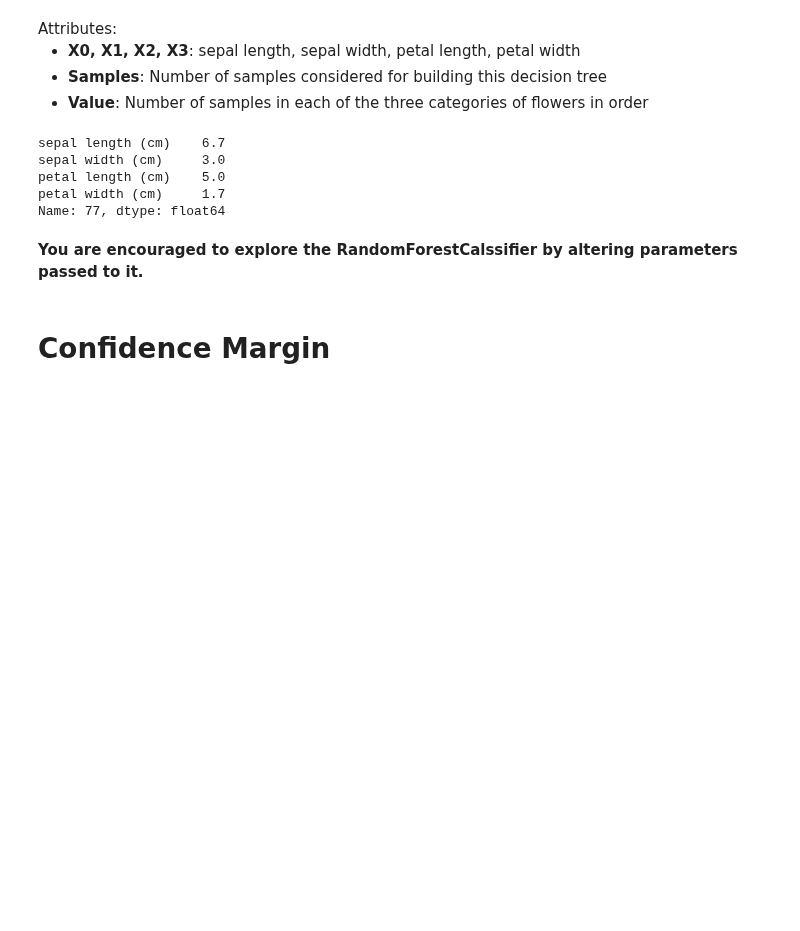
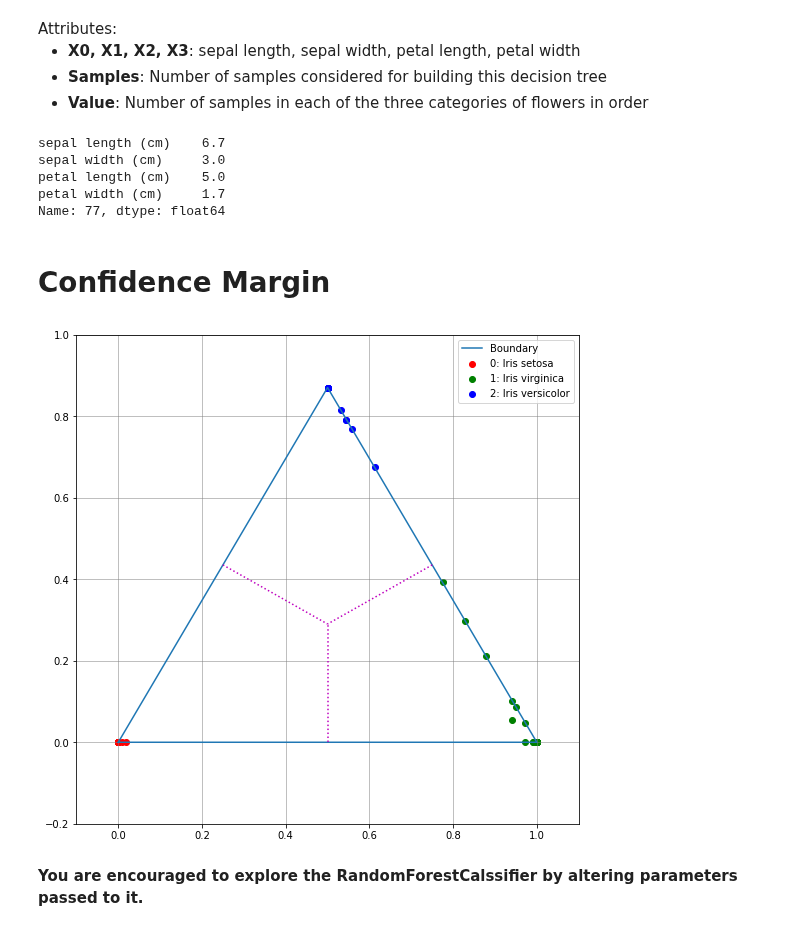
Before and after one commit to ucsd-edx/edX-Micro-Master-in-Data-Science, a Jupyter notebook: big-data-analytics-using-spark/notebooks/Section4-Classification/Visualization/Random_Forest_Visualize_Simplex.ipynb, the cells around one changed output. Cells and saved outputs as stored; diff of their text form; code cells hidden in the pictures; blank space fills up the shorter version.

Commit message:
Random Forest Simplex changes

```diff
--- a/big-data-analytics-using-spark/notebooks/Section4-Classification/Visualization/Random_Forest_Visualize_Simplex.ipynb
+++ b/big-data-analytics-using-spark/notebooks/Section4-Classification/Visualization/Random_Forest_Visualize_Simplex.ipynb
@@ -147,7 +148,19 @@ sepal width (cm)     3.0
 petal length (cm)    5.0
 petal width (cm)     1.7
 Name: 77, dtype: float64
+# %% [markdown]
+# Confidence Margin
+# %%
+p1 = []
+p2 = []
+p3 = []
+for i in range(len(pred)):
+    p1.append(1.0 * list(pred[i]).count(0)/len(pred[i]))       #List of Category 1 probabilities for all samples
+    p2.append(1.0 * list(pred[i]).count(1)/len(pred[i]))       #List of Category 2 probabilities for all samples
+    p3.append(1.0 * list(pred[i]).count(2)/len(pred[i]))       #List of Category 3 probabilities for all samples
+
+RFGraph.generate_simplex(p1, p2, p3, y_test, legend=['Boundary', '0: Iris setosa', '1: Iris virginica', '2: Iris versicolor'])
+# %% [output]
+[figure, added]
 # %% [markdown]
 **You are encouraged to explore the RandomForestCalssifier by altering parameters passed to it.**
-# %% [markdown]
-# Confidence Margin
```
Also changed, not shown: parts of 10 cells of this notebook, 3 other files.
